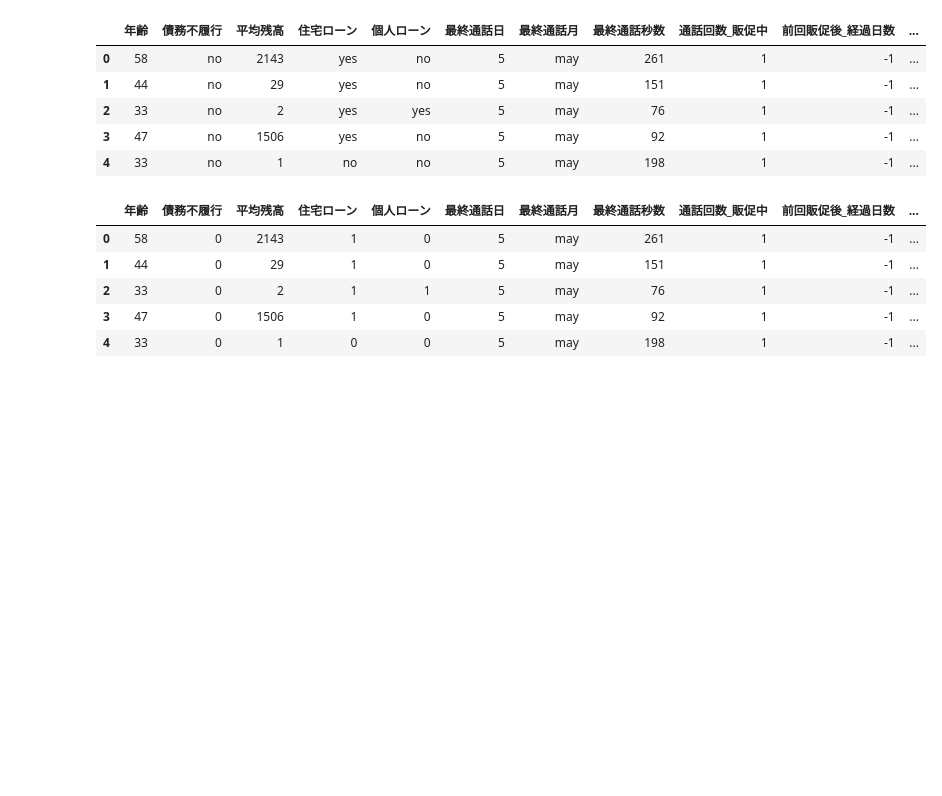
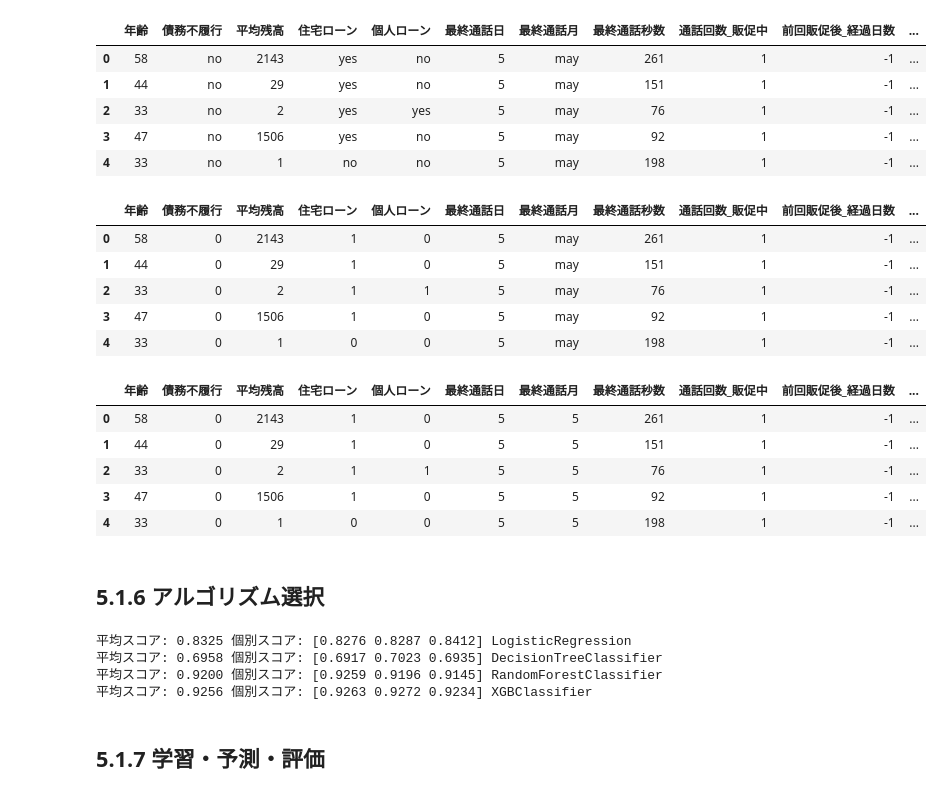
Before and after one commit to hirokimituya/book_create-profitable-AI-with-Python, a Jupyter notebook: ch05_01_bank.ipynb, the cells around one changed output. Cells and saved outputs as stored; diff of their text form; code cells hidden in the pictures; blank space fills up the shorter version.

```diff
--- a/ch05_01_bank.ipynb
+++ b/ch05_01_bank.ipynb
@@ -191,3 +191,24 @@ display(df_all2.head())
 | 2 | 33 | 0 | 2 | 1 | 1 | 5 | may | 76 | 1 | -1 | ... |
 | 3 | 47 | 0 | 1506 | 1 | 0 | 5 | may | 92 | 1 | -1 | ... |
 | 4 | 33 | 0 | 1 | 0 | 0 | 5 | may | 198 | 1 | -1 | ... |
+# %%
+# 月名（jan, feb...）を1, 2...に置換
+
+month_dict = dict(jan=1, feb=2, mar=3, apr=4, may=5, jun=6, jul=7, aug=8, sep=9,
+                  oct=10, nov=11, dec=12)
+
+def enc_month(df, column):
+    df[column] = df[column].map(month_dict)
+    return df
+
+df_all2 = enc_month(df_all2, '最終通話月')
+
+# 結果確認
+display(df_all2.head())
+# %% [output]
+|  | 年齢 | 債務不履行 | 平均残高 | 住宅ローン | 個人ローン | 最終通話日 | 最終通話月 | 最終通話秒数 | 通話回数_販促中 | 前回販促後_経過日数 | ... |
+| 0 | 58 | 0 | 2143 | 1 | 0 | 5 | 5 | 261 | 1 | -1 | ... |
+| 1 | 44 | 0 | 29 | 1 | 0 | 5 | 5 | 151 | 1 | -1 | ... |
+| 2 | 33 | 0 | 2 | 1 | 1 | 5 | 5 | 76 | 1 | -1 | ... |
+| 3 | 47 | 0 | 1506 | 1 | 0 | 5 | 5 | 92 | 1 | -1 | ... |
+| 4 | 33 | 0 | 1 | 0 | 0 | 5 | 5 | 198 | 1 | -1 | ... |
@@ -193,0 +228,2 @@ display(df_all2.head())
+# %% [markdown]
+## 5.1.6 アルゴリズム選択
@@ -193,0 +250,20 @@ display(df_all2.head())
+# %%
+# 交差検定法を用いて最適なアルゴリズムの選択
+from sklearn.model_selection import StratifiedKFold
+stratifiedkfold = StratifiedKFold(n_splits=3)
+
+from sklearn.model_selection import cross_val_score
+for algorithm in algorithms:
+    # 交差検定法の実行
+    scores = cross_val_score(algorithm, x_train, y_train, cv=stratifiedkfold,
+                             scoring='roc_auc')
+    score = scores.mean()
+    name = algorithm.__class__.__name__
+    print(f'平均スコア: {score:.4f} 個別スコア: {scores} {name}')
+# %% [output]
+平均スコア: 0.8325 個別スコア: [0.8276 0.8287 0.8412] LogisticRegression
+平均スコア: 0.6958 個別スコア: [0.6917 0.7023 0.6935] DecisionTreeClassifier
+平均スコア: 0.9200 個別スコア: [0.9259 0.9196 0.9145] RandomForestClassifier
+平均スコア: 0.9256 個別スコア: [0.9263 0.9272 0.9234] XGBClassifier
+# %% [markdown]
+## 5.1.7 学習・予測・評価
```
Also changed, not shown: parts of 10 cells of this notebook.
